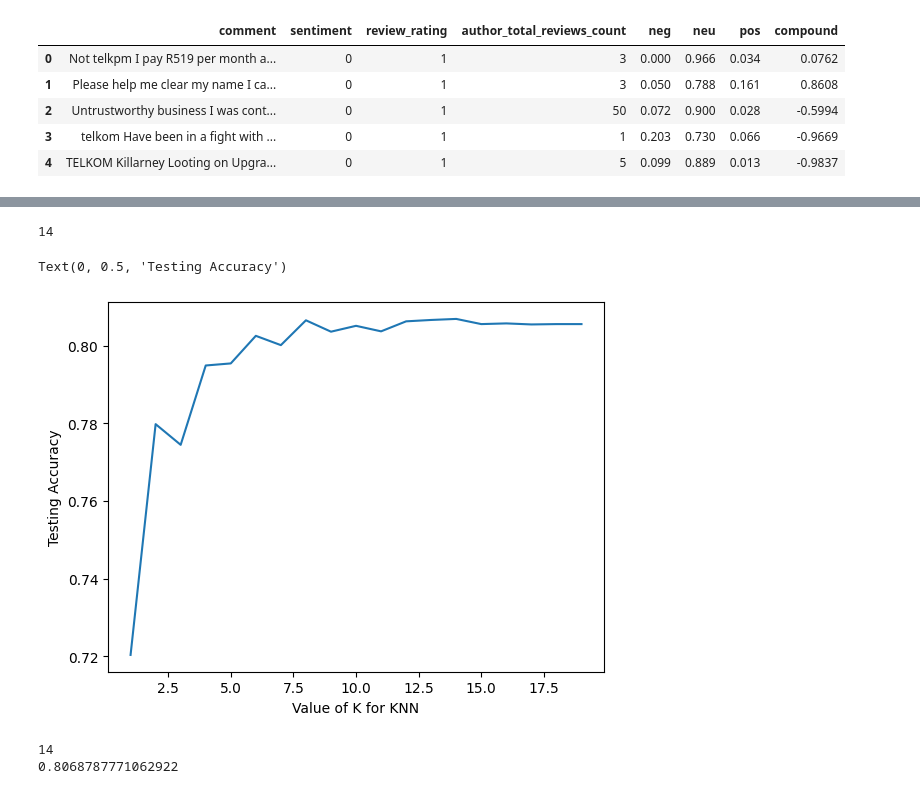
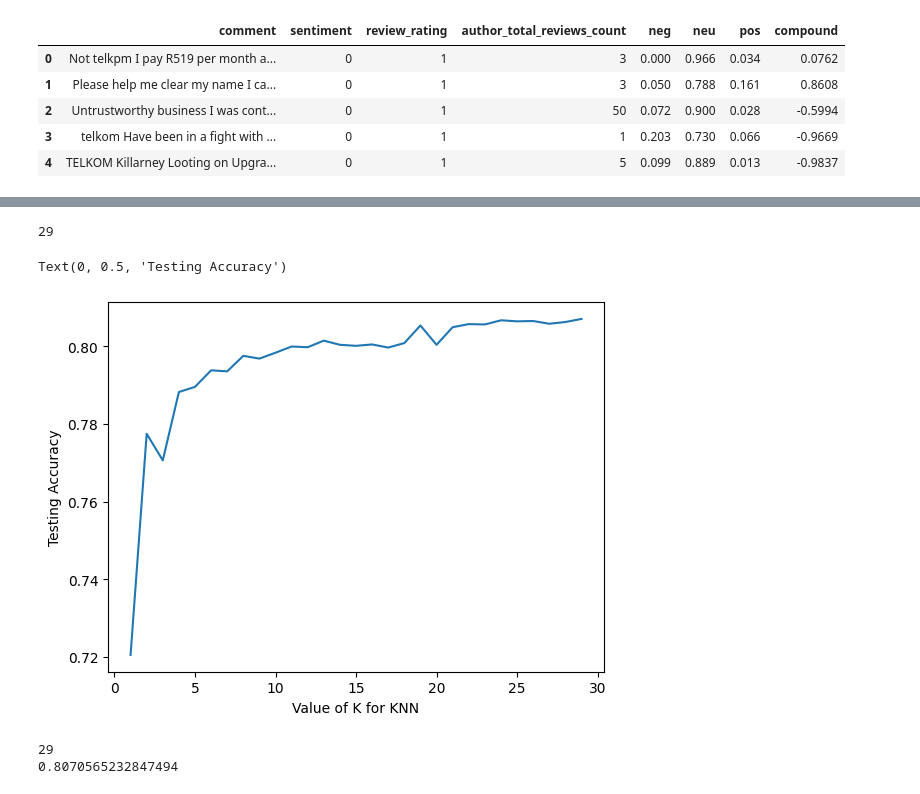
Before and after one commit to adgsenpai/BusinessSemanticAnalysis, a Jupyter notebook: notebooks/TrainingModelNew.ipynb, the cells around one changed output, grey strips where cells are left out. Cells and saved outputs as stored; diff of their text form; code cells hidden in the pictures.

```diff
--- a/notebooks/TrainingModelNew.ipynb
+++ b/notebooks/TrainingModelNew.ipynb
@@ -54,30 +54,30 @@ sns.heatmap(cm, annot=True, fmt='d', xticklabels=['negative', 'positive'], ytick
 # %%
 # plot a graph showing the model at different k values
-k_range = range(1, 20)
+k_range = range(1, 30)
 scores = []
 bestAccuracy = 0
 bestK = 0
 for k in k_range:
     knn = KNeighborsClassifier(n_neighbors=k)
     knn.fit(train_features, train_labels)
     scores.append(knn.score(test_features, test_labels))
     if knn.score(test_features, test_labels) > bestAccuracy:
         bestAccuracy = knn.score(test_features, test_labels)
         bestK = k
 print(bestK)
 plt.plot(k_range, scores)
 plt.xlabel('Value of K for KNN')
 plt.ylabel('Testing Accuracy')
 # %% [output]
-14
+29
 Text(0, 0.5, 'Testing Accuracy')
-[figure, old version]
+[figure, new version]
 # %%
 print(bestK)
 print(bestAccuracy)
 # %% [output]
-14
-0.8068787771062922
+29
+0.8070565232847494
 # %%
 #load model from file
 import pickle
```
Also changed, not shown: parts of 7 cells of this notebook, 5 other files.
